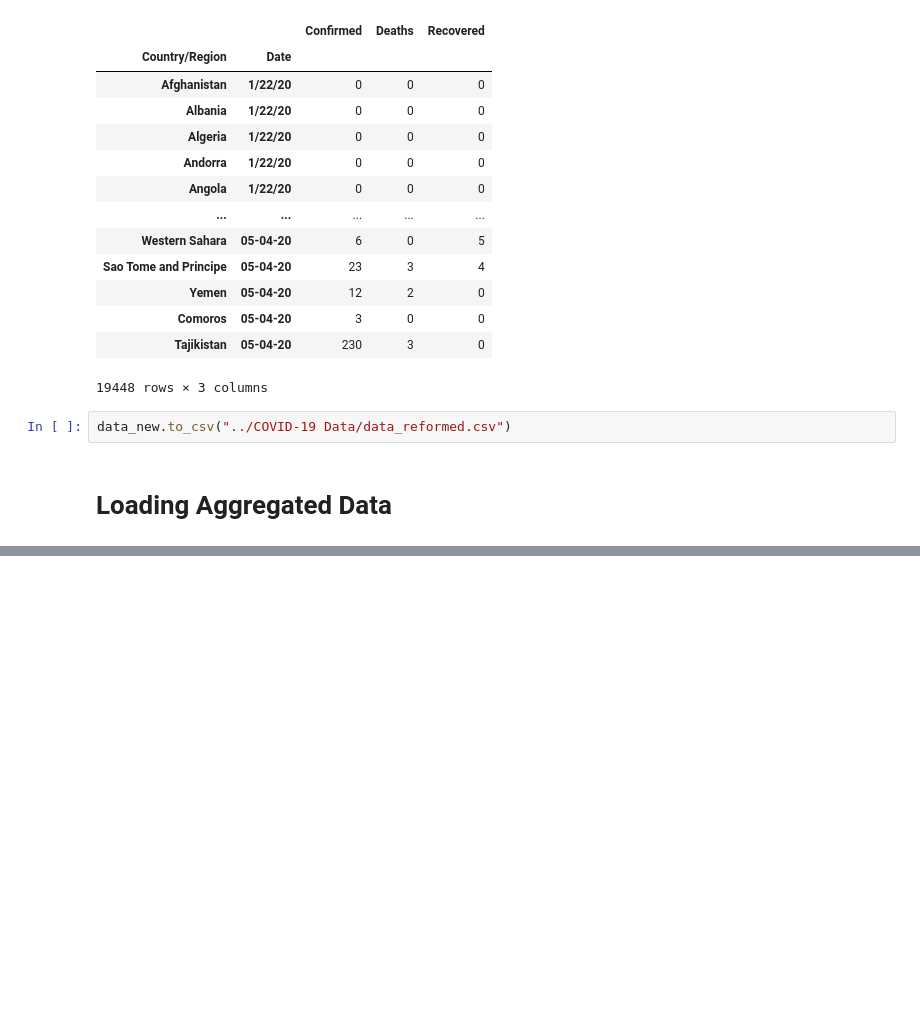
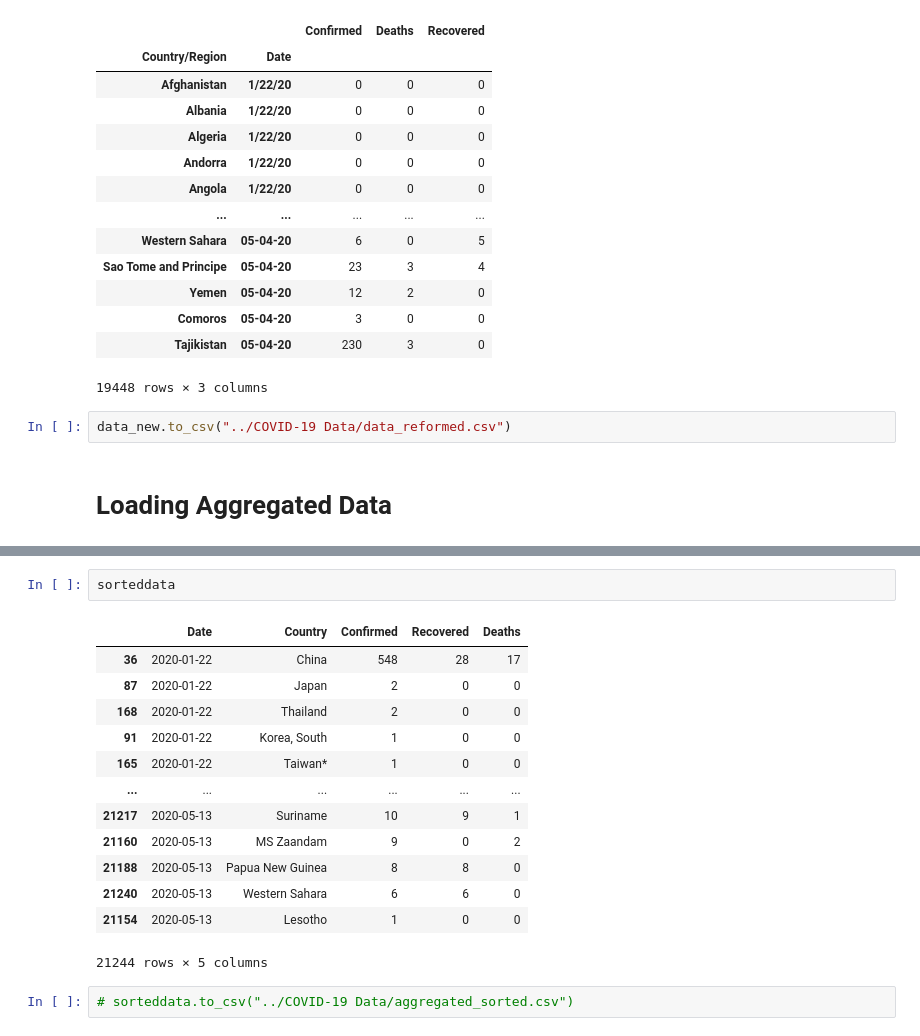
Before and after one commit to Abdullah-Alrefaey/COVID19-Visualizations, a Jupyter notebook: playground/dataReforming.ipynb, the cells around one changed output, grey strips where cells are left out. Drawn from its saved outputs; the diff is of its cells as text; blank space fills up the shorter version.

```diff
--- a/playground/dataReforming.ipynb
+++ b/playground/dataReforming.ipynb
@@ -109,0 +199,18 @@ data_agg.loc
+# %%
+sorteddata
+# %% [output]
+|  | Date | Country | Confirmed | Recovered | Deaths |
+| 36 | 2020-01-22 | China | 548 | 28 | 17 |
+| 87 | 2020-01-22 | Japan | 2 | 0 | 0 |
+| 168 | 2020-01-22 | Thailand | 2 | 0 | 0 |
+| 91 | 2020-01-22 | Korea, South | 1 | 0 | 0 |
+| 165 | 2020-01-22 | Taiwan* | 1 | 0 | 0 |
+| ... | ... | ... | ... | ... | ... |
+| 21217 | 2020-05-13 | Suriname | 10 | 9 | 1 |
+| 21160 | 2020-05-13 | MS Zaandam | 9 | 0 | 2 |
+| 21188 | 2020-05-13 | Papua New Guinea | 8 | 8 | 0 |
+| 21240 | 2020-05-13 | Western Sahara | 6 | 6 | 0 |
+| 21154 | 2020-05-13 | Lesotho | 1 | 0 | 0 |
+21244 rows × 5 columns
+# %%
+# sorteddata.to_csv("../COVID-19 Data/aggregated_sorted.csv")
```
Also changed, not shown: parts of 14 cells of this notebook, 2 other files.
